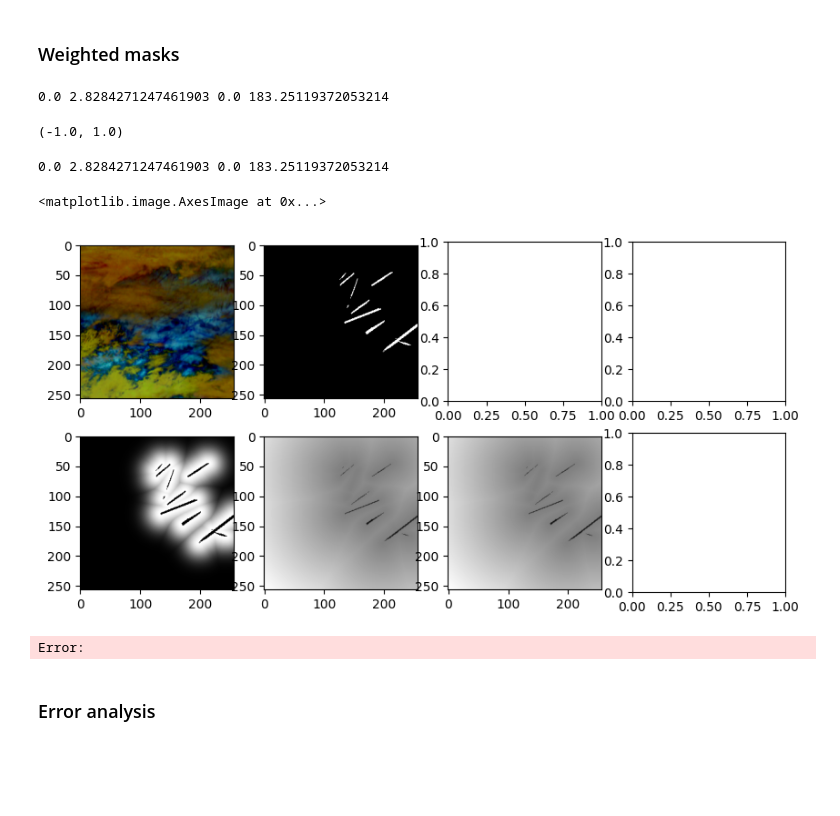
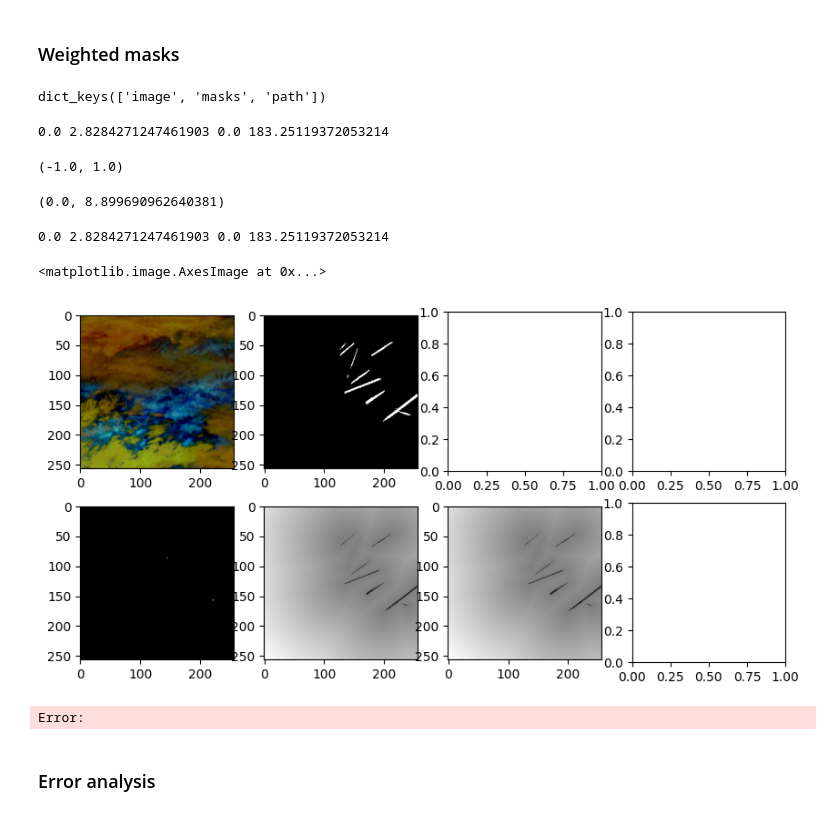
Before and after one commit to mkotyushev/contrails, a Jupyter notebook: src/notebooks/eda.ipynb, the cells around one changed output. Drawn from its saved outputs; the diff is of its cells as text; code cells hidden in the pictures; blank space fills up the shorter version.

```diff
--- a/src/notebooks/eda.ipynb
+++ b/src/notebooks/eda.ipynb
@@ -1296,4 +1356,8 @@ dataset = ContrailsDataset(
     quantize=True,
     stats_precomputed=False,
 )
+# %%
+dataset[0].keys()
+# %% [output]
+dict_keys(['image', 'masks', 'path'])
 # %%
@@ -1301,17 +1365,22 @@ compute_sdf1_1(dataset[0]['mask']).min(), compute_sdf01(dataset[0]['mask']).max(
 # %% [output]
 0.0 2.8284271247461903 0.0 183.25119372053214
 (-1.0, 1.0)
+# %%
+weight_map(dataset[0]['masks'][0], w0=10, sigma=5).min(), \
+weight_map(dataset[0]['masks'][0], w0=10, sigma=5).max()
+# %% [output]
+(0.0, 8.899690962640381)
 # %%
 fig, axes = plt.subplots(2, 4, figsize=(10, 5))
 axes[0, 0].imshow(dataset[0]['image'])
-axes[0, 1].imshow(dataset[0]['mask'], cmap='gray')
-axes[1, 0].imshow(gen_weight_map_unet(dataset[0]['mask'], sigma=0.1), cmap='gray')
-axes[1, 1].imshow(compute_sdf01(dataset[0]['mask']), cmap='gray')
-axes[1, 2].imshow(compute_sdf1_1(dataset[0]['mask']), cmap='gray')
+axes[0, 1].imshow(dataset[0]['masks'][0], cmap='gray')
+axes[1, 0].imshow(weight_map(dataset[0]['masks'][0], w0=10, sigma=0.1), cmap='gray')
+axes[1, 1].imshow(compute_sdf01(dataset[0]['masks'][0]), cmap='gray')
+axes[1, 2].imshow(compute_sdf1_1(dataset[0]['masks'][0]), cmap='gray')
 # %% [output]
 0.0 2.8284271247461903 0.0 183.25119372053214
 <matplotlib.image.AxesImage at 0x...>
-[figure, old version]
+[figure, new version]
 Error:
 # %% [markdown]
 ### Error analysis
```
Also changed, not shown: parts of 4 cells of this notebook.
